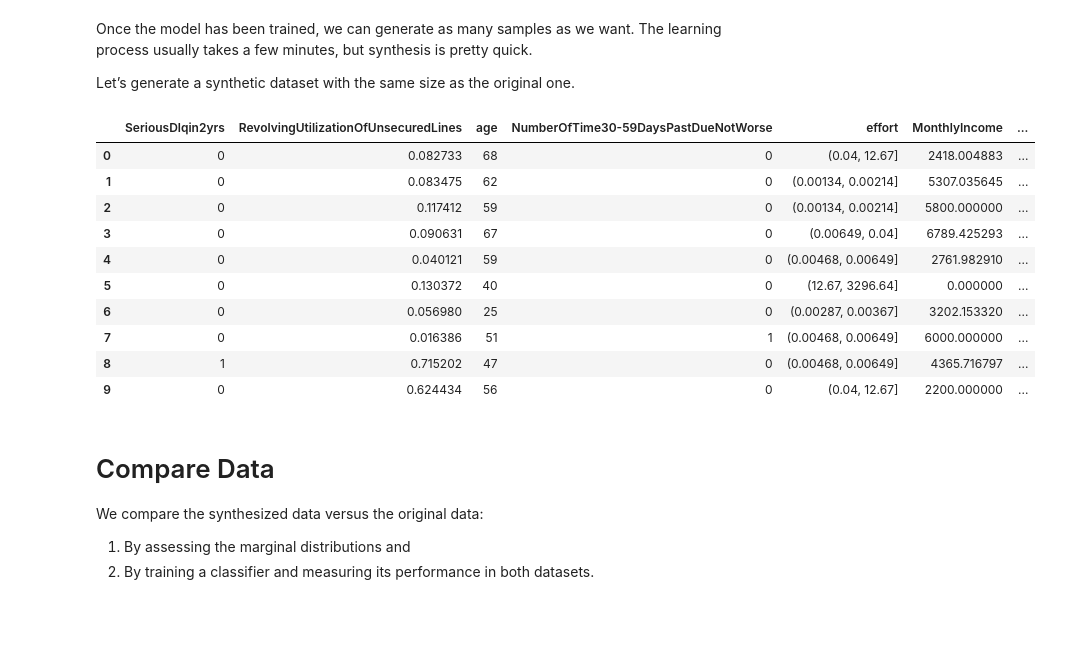
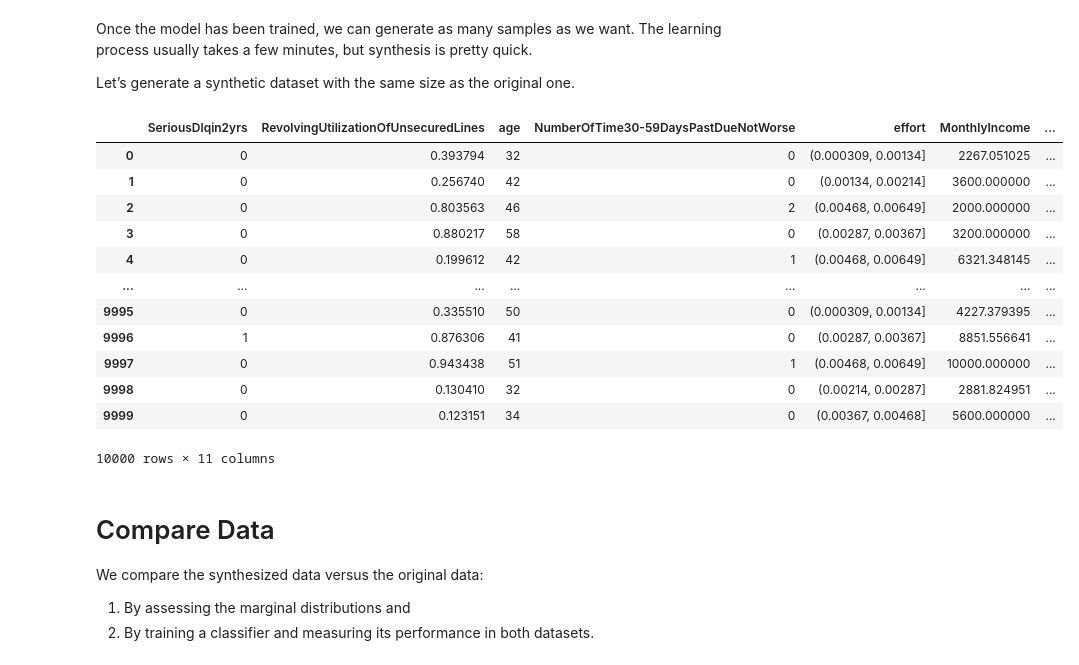
Before and after one commit to synthesized-io/synthesized-notebooks, a Jupyter notebook: demo.ipynb, the cells around one changed output. Saved outputs shown, nothing was run; the diff lists cells and outputs as text; code cells hidden in the pictures; blank space fills up the shorter version.

```diff
--- a/demo.ipynb
+++ b/demo.ipynb
@@ -80,21 +84,26 @@ with open("model.syn", "br") as fp:
 Once the model has been trained, we can generate as many samples as we want. The learning process usually takes a few minutes, but synthesis is pretty quick.
 
 Let’s generate a synthetic dataset with the same size as the original one.
-# %%
-df_synth = synthesizer.synthesize(len(df_train))
-df_synth.head(10)
-# %% [output]
-|  | SeriousDlqin2yrs | RevolvingUtilizationOfUnsecuredLines | age | NumberOfTime30-59DaysPastDueNotWorse | effort | MonthlyIncome | ... |
-| 0 | 0 | 0.082733 | 68 | 0 | (0.04, 12.67] | 2418.004883 | ... |
-| 1 | 0 | 0.083475 | 62 | 0 | (0.00134, 0.00214] | 5307.035645 | ... |
-| 2 | 0 | 0.117412 | 59 | 0 | (0.00134, 0.00214] | 5800.000000 | ... |
-| 3 | 0 | 0.090631 | 67 | 0 | (0.00649, 0.04] | 6789.425293 | ... |
-| 4 | 0 | 0.040121 | 59 | 0 | (0.00468, 0.00649] | 2761.982910 | ... |
-| 5 | 0 | 0.130372 | 40 | 0 | (12.67, 3296.64] | 0.000000 | ... |
-| 6 | 0 | 0.056980 | 25 | 0 | (0.00287, 0.00367] | 3202.153320 | ... |
-| 7 | 0 | 0.016386 | 51 | 1 | (0.00468, 0.00649] | 6000.000000 | ... |
-| 8 | 1 | 0.715202 | 47 | 0 | (0.00468, 0.00649] | 4365.716797 | ... |
-| 9 | 0 | 0.624434 | 56 | 0 | (0.04, 12.67] | 2200.000000 | ... |
+# %%
+#@title Synthesis  { run: "auto" }
+num_rows = 10000 #@param {type:"slider", min:100, max:40000, step:100}
+
+df_synth = synthesizer.synthesize(num_rows)
+df_synth
+# %% [output]
+|  | SeriousDlqin2yrs | RevolvingUtilizationOfUnsecuredLines | age | NumberOfTime30-59DaysPastDueNotWorse | effort | MonthlyIncome | ... |
+| 0 | 0 | 0.393794 | 32 | 0 | (0.000309, 0.00134] | 2267.051025 | ... |
+| 1 | 0 | 0.256740 | 42 | 0 | (0.00134, 0.00214] | 3600.000000 | ... |
+| 2 | 0 | 0.803563 | 46 | 2 | (0.00468, 0.00649] | 2000.000000 | ... |
+| 3 | 0 | 0.880217 | 58 | 0 | (0.00287, 0.00367] | 3200.000000 | ... |
+| 4 | 0 | 0.199612 | 42 | 1 | (0.00468, 0.00649] | 6321.348145 | ... |
+| ... | ... | ... | ... | ... | ... | ... | ... |
+| 9995 | 0 | 0.335510 | 50 | 0 | (0.000309, 0.00134] | 4227.379395 | ... |
+| 9996 | 1 | 0.876306 | 41 | 0 | (0.00287, 0.00367] | 8851.556641 | ... |
+| 9997 | 0 | 0.943438 | 51 | 1 | (0.00468, 0.00649] | 10000.000000 | ... |
+| 9998 | 0 | 0.130410 | 32 | 0 | (0.00214, 0.00287] | 2881.824951 | ... |
+| 9999 | 0 | 0.123151 | 34 | 0 | (0.00367, 0.00468] | 5600.000000 | ... |
+10000 rows × 11 columns
 # %% [markdown]
 # Compare Data
 
```
Also changed, not shown: parts of 10 cells of this notebook.
